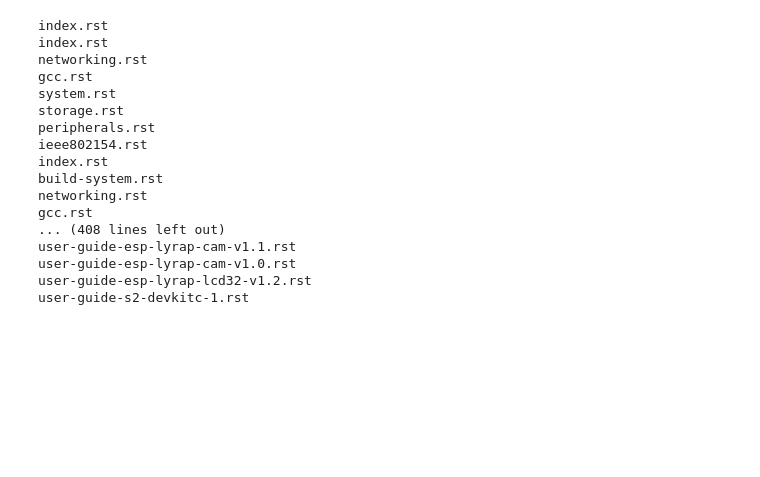
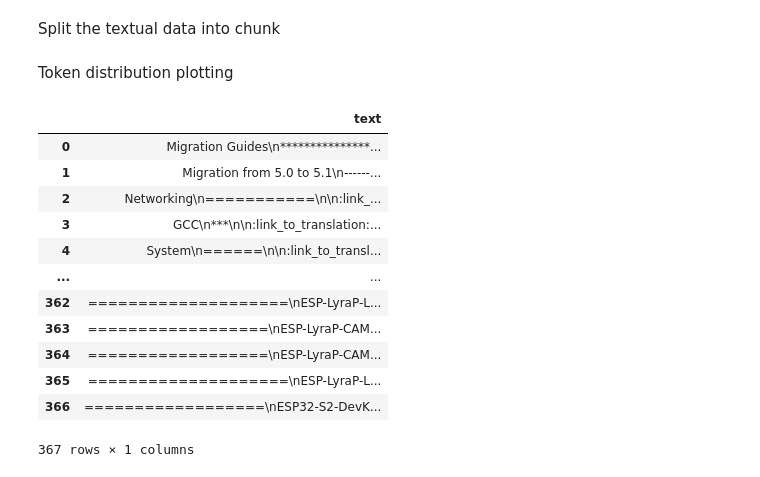
Before and after one commit to gouthamsk98/LLM-Adaptive-Course-Evaluation-Training, a Jupyter notebook: dataset_preprocessor.ipynb, the cells around one changed output. Saved outputs shown, nothing was run; the diff lists cells and outputs as text; code cells hidden in the pictures; blank space fills up the shorter version.

```diff
--- a/dataset_preprocessor.ipynb
+++ b/dataset_preprocessor.ipynb
@@ -27,0 +56,2 @@ def extract_text_from_folder(folder_path):
+# %% [markdown]
+Split the textual data into chunk
@@ -27,0 +95,2 @@ def extract_text_from_folder(folder_path):
+# %% [markdown]
+Token distribution plotting
@@ -28,20 +124,17 @@ def extract_text_from_folder(folder_path):
 # %%
-text_data = extract_text_from_folder("./raw_dataset_USFTHF/docs/")
+text_data = extract_text_from_folder("./raw_dataset_USFTHF/docs/",column_name="text")
+text_data
 # %% [output]
+|  | text |
+| 0 | Migration Guides\n***************... |
+| 1 | Migration from 5.0 to 5.1\n------... |
+| 2 | Networking\n===========\n\n:link_... |
+| 3 | GCC\n***\n\n:link_to_translation:... |
+| 4 | System\n======\n\n:link_to_transl... |
+| ... | ... |
+| 362 | ====================\nESP-LyraP-L... |
+| 363 | ==================\nESP-LyraP-CAM... |
+| 364 | ==================\nESP-LyraP-CAM... |
+| 365 | ====================\nESP-LyraP-L... |
+| 366 | ==================\nESP32-S2-DevK... |
-index.rst
-index.rst
-networking.rst
-gcc.rst
-system.rst
-storage.rst
-peripherals.rst
-ieee802154.rst
-index.rst
-build-system.rst
-networking.rst
-gcc.rst
-... (408 lines left out)
-user-guide-esp-lyrap-cam-v1.1.rst
-user-guide-esp-lyrap-cam-v1.0.rst
-user-guide-esp-lyrap-lcd32-v1.2.rst
-user-guide-s2-devkitc-1.rst
+367 rows × 1 columns
```
Also changed, not shown: parts of 30 cells of this notebook, 12 other files.
